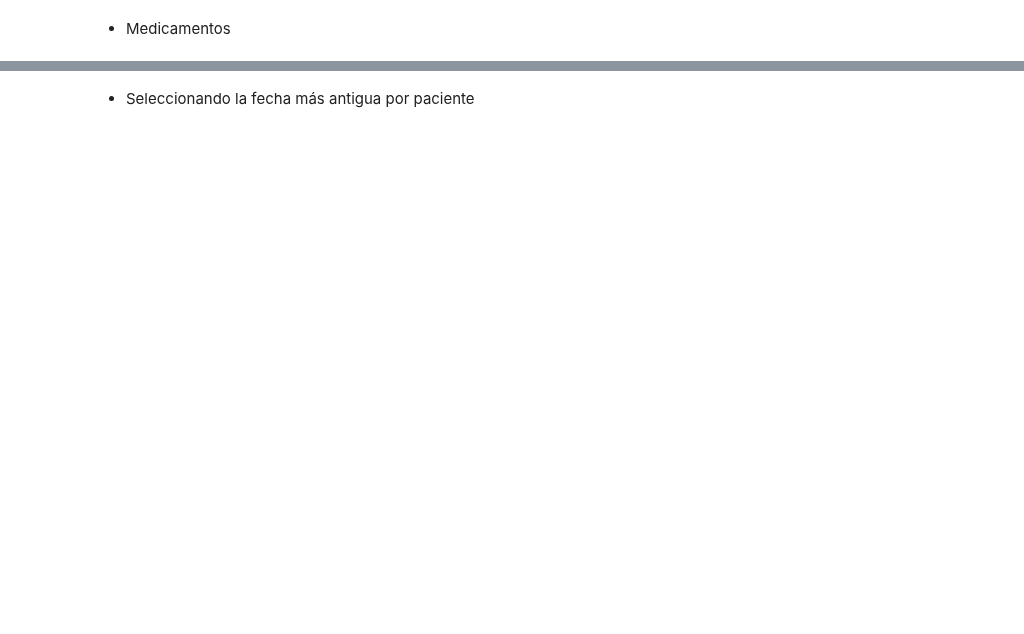
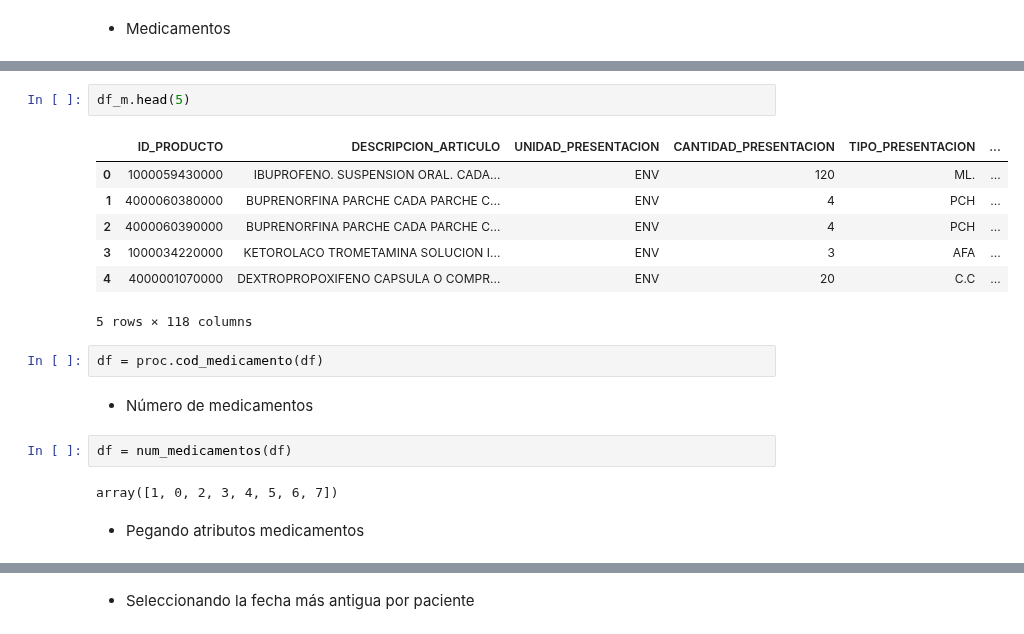
Before and after one commit to AideJGC/ProyectoDIABETIA_Estancia, a Jupyter notebook: notebooks/Feature_Engineering.ipynb, the cells around one changed output, grey strips where cells are left out. Saved outputs shown, nothing was run; the diff lists cells and outputs as text; blank space fills up the shorter version.

```diff
--- a/notebooks/Feature_Engineering.ipynb
+++ b/notebooks/Feature_Engineering.ipynb
@@ -84,0 +62,20 @@ df
+# %%
+df_m.head(5)
+# %% [output]
+|  | ID_PRODUCTO | DESCRIPCION_ARTICULO | UNIDAD_PRESENTACION | CANTIDAD_PRESENTACION | TIPO_PRESENTACION | ... |
+| 0 | 1000059430000 | IBUPROFENO. SUSPENSION ORAL. CADA... | ENV | 120 | ML. | ... |
+| 1 | 4000060380000 | BUPRENORFINA PARCHE CADA PARCHE C... | ENV | 4 | PCH | ... |
+| 2 | 4000060390000 | BUPRENORFINA PARCHE CADA PARCHE C... | ENV | 4 | PCH | ... |
+| 3 | 1000034220000 | KETOROLACO TROMETAMINA SOLUCION I... | ENV | 3 | AFA | ... |
+| 4 | 4000001070000 | DEXTROPROPOXIFENO CAPSULA O COMPR... | ENV | 20 | C.C | ... |
+5 rows × 118 columns
+# %%
+df = proc.cod_medicamento(df)
+# %% [markdown]
+- Número de medicamentos
+# %%
+df = num_medicamentos(df)
+# %% [output]
+array([1, 0, 2, 3, 4, 5, 6, 7])
+# %% [markdown]
+- Pegando atributos medicamentos
```
Also changed, not shown: parts of 40 cells of this notebook.
